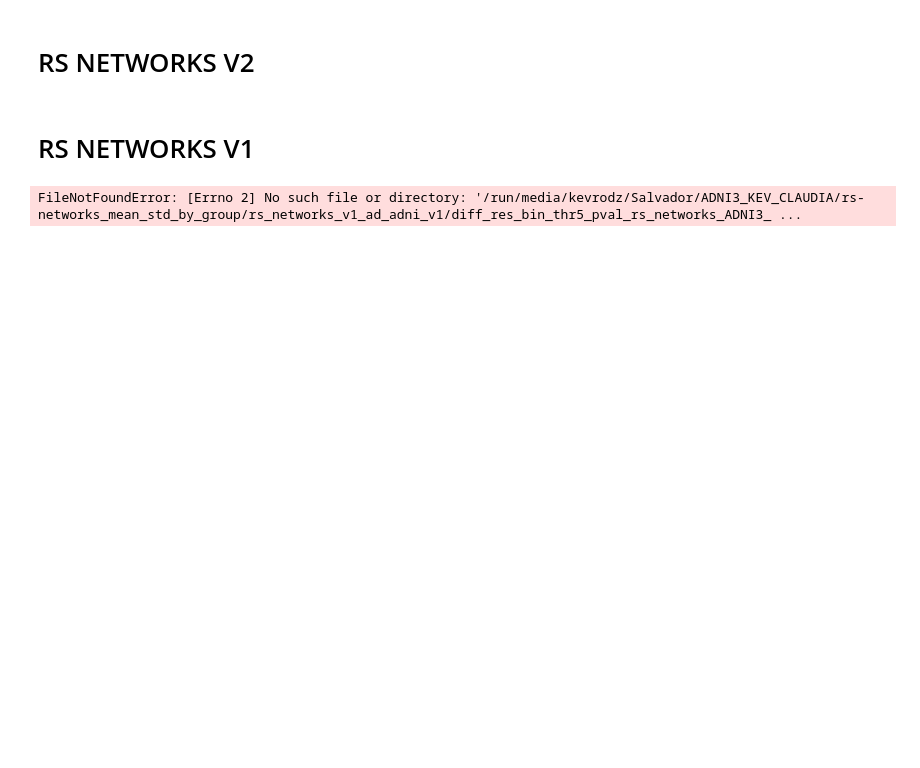
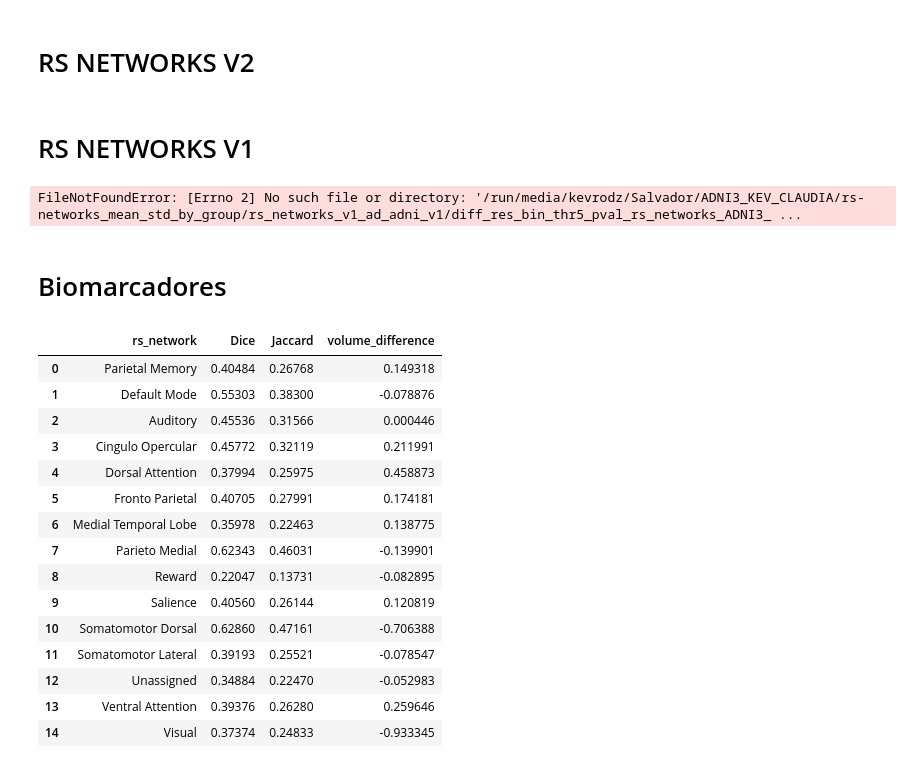
Before and after one commit to keveenrodz/neuroimage, a Jupyter notebook: rsn_dice_jaccard_extraction.ipynb, the cells around one changed output. Cells and saved outputs as stored; diff of their text form; code cells hidden in the pictures; blank space fills up the shorter version.

Commit message:
[ADD][CHANGE] some scripts adding biomarcadores

```diff
--- a/rsn_dice_jaccard_extraction.ipynb
+++ b/rsn_dice_jaccard_extraction.ipynb
@@ -834,3 +834,39 @@ adni3_rs_networks_v1_std.to_csv('/run/media/kevrodz/Salvador/ADNI3_KEV_CLAUDIA/r
 adni3_rs_networks_v1_std.to_excel('/run/media/kevrodz/Salvador/ADNI3_KEV_CLAUDIA/rs-networks_mean_std_by_group/rs_networks_v1_mci_adni_v1/mci_adni3_v1_rs_networks_v1_std.xlsx', sheet_name='rs_networks_diff')
 adni3_rs_networks_v1_tmap.to_csv('/run/media/kevrodz/Salvador/ADNI3_KEV_CLAUDIA/rs-networks_mean_std_by_group/rs_networks_v1_mci_adni_v1/mci_adni3_v1_rs_networks_v1_tmap.csv', index=False)
 adni3_rs_networks_v1_tmap.to_excel('/run/media/kevrodz/Salvador/ADNI3_KEV_CLAUDIA/rs-networks_mean_std_by_group/rs_networks_v1_mci_adni_v1/mci_adni3_v1_rs_networks_v1_tmap.xlsx', sheet_name='rs_networks_diff')
+# %% [markdown]
+# Biomarcadores
+# %%
+rs_networks = ['Parietal Memory', 'Default Mode', 'Auditory', 'Cingulo Opercular', 'Dorsal Attention', 'Fronto Parietal',
+                  'Medial Temporal Lobe', 'Parieto Medial', 'Reward', 'Salience', 'Somatomotor Dorsal', 'Somatomotor Lateral',
+                  'Unassigned', 'Ventral Attention', 'Visual']
+
+gk_mean = [f"/media/gruneco-server/DB_GRUNECO/BIOMARCADORES_GICA_300ROI/GK-GICA/res_bin_thr5_pval_GK_mean_component_ica_s_all_{i:04}" for i in range(len(rs_networks))]
+gw_mean = [f"/media/gruneco-server/DB_GRUNECO/BIOMARCADORES_GICA_300ROI/GW-GICA/res_bin_thr5_pval_GW_mean_component_ica_s_all_{i:04}" for i in range(len(rs_networks))]
+output = '/media/gruneco-server/DB_GRUNECO/BIOMARCADORES_GICA_300ROI/Dice_Jaccard_GK_GW/'
+
+#results, networks = dice_jaccard(gk_mean, gw_mean, rs_networks, output)
+# %%
+from utils.dice_jaccard_extraction import dice_jaccard
+
+
+results, networks = dice_jaccard(gk_mean, gw_mean, rs_networks, output)
+# %%
+networks
+# %% [output]
+|  | rs_network | Dice | Jaccard | volume_difference |
+| 0 | Parietal Memory | 0.40484 | 0.26768 | 0.149318 |
+| 1 | Default Mode | 0.55303 | 0.38300 | -0.078876 |
+| 2 | Auditory | 0.45536 | 0.31566 | 0.000446 |
+| 3 | Cingulo Opercular | 0.45772 | 0.32119 | 0.211991 |
+| 4 | Dorsal Attention | 0.37994 | 0.25975 | 0.458873 |
+| 5 | Fronto Parietal | 0.40705 | 0.27991 | 0.174181 |
+| 6 | Medial Temporal Lobe | 0.35978 | 0.22463 | 0.138775 |
+| 7 | Parieto Medial | 0.62343 | 0.46031 | -0.139901 |
+| 8 | Reward | 0.22047 | 0.13731 | -0.082895 |
+| 9 | Salience | 0.40560 | 0.26144 | 0.120819 |
+| 10 | Somatomotor Dorsal | 0.62860 | 0.47161 | -0.706388 |
+| 11 | Somatomotor Lateral | 0.39193 | 0.25521 | -0.078547 |
+| 12 | Unassigned | 0.34884 | 0.22470 | -0.052983 |
+| 13 | Ventral Attention | 0.39376 | 0.26280 | 0.259646 |
+| 14 | Visual | 0.37374 | 0.24833 | -0.933345 |
```
Also changed, not shown: 7 other files.
